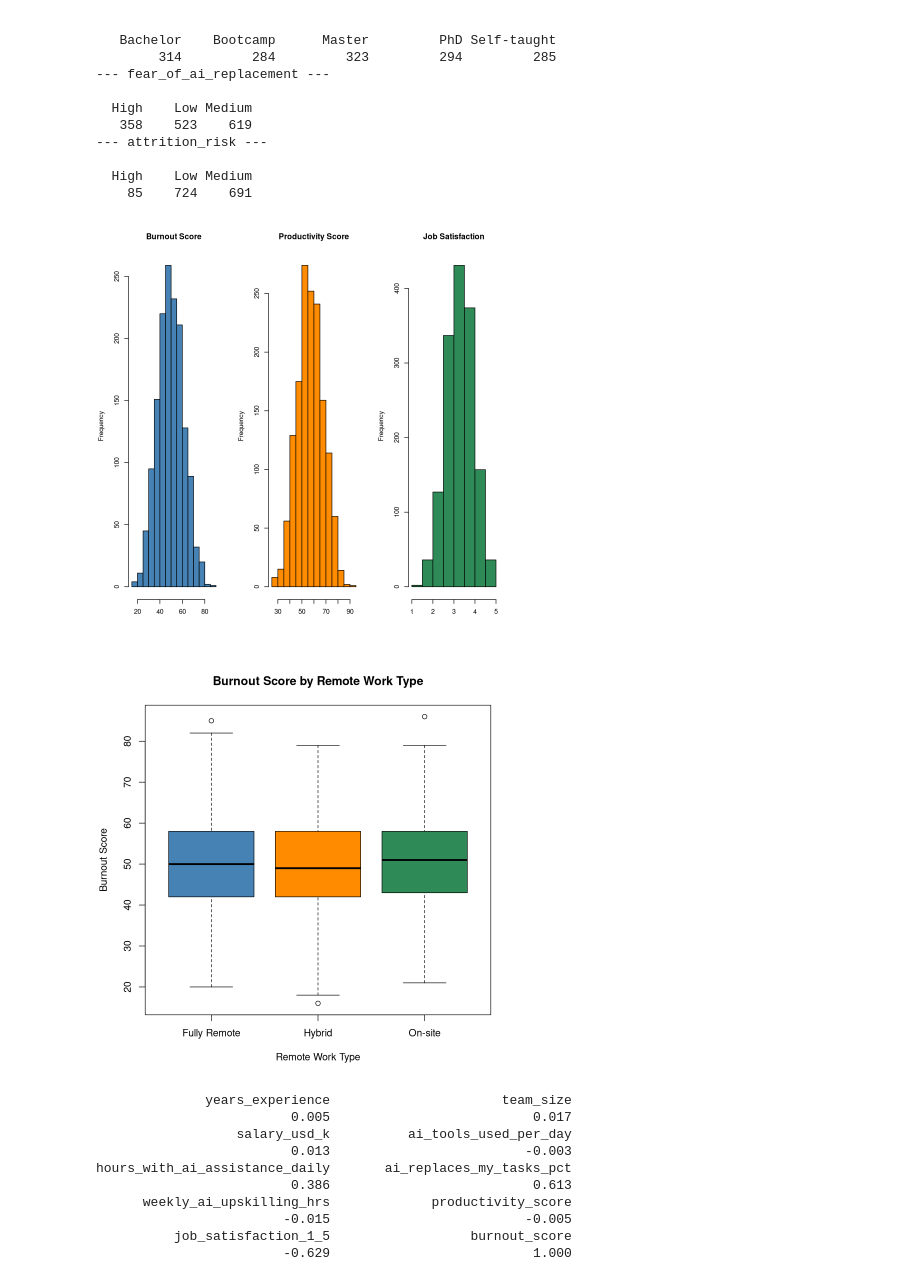
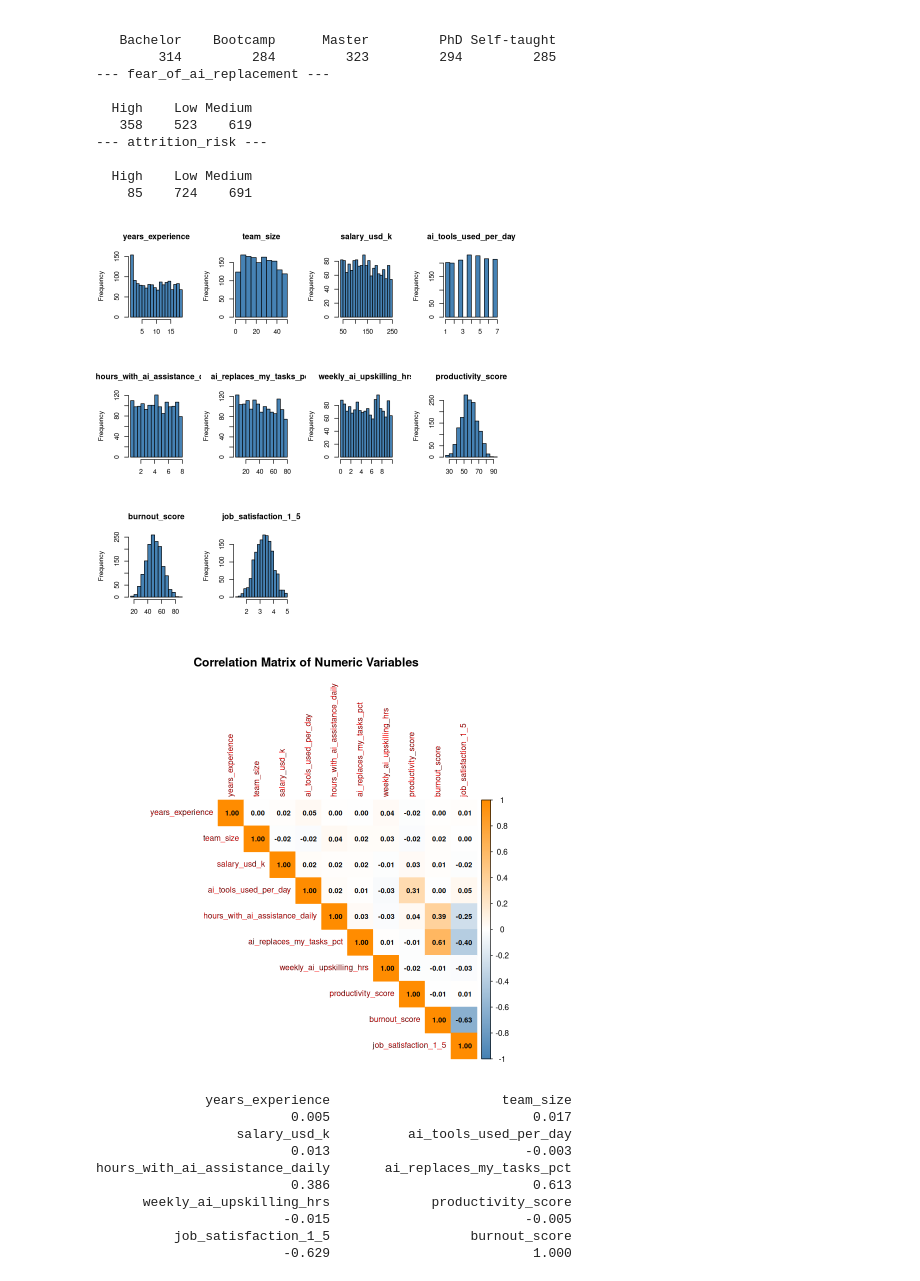
Before and after one commit to nkwiecienn/StatisticsCourse, a Jupyter notebook: Project2/Project2_NK.ipynb, the cells around one changed output. Cells and saved outputs as stored; diff of their text form; code cells hidden in the pictures.

```diff
--- a/Project2/Project2_NK.ipynb
+++ b/Project2/Project2_NK.ipynb
@@ -107,20 +101,33 @@ Fully Remote       Hybrid      On-site
   High    Low Medium
     85    724    691
 # %%
-# Distributions of the main outcome variables
-par(mfrow = c(1, 3))
-hist(df$burnout_score,        main = 'Burnout Score',      xlab = '', col = 'steelblue',  breaks = 20)
-hist(df$productivity_score,   main = 'Productivity Score', xlab = '', col = 'darkorange', breaks = 20)
-hist(df$job_satisfaction_1_5, main = 'Job Satisfaction',   xlab = '', col = 'seagreen',   breaks = 10)
+numeric_cols <- c('years_experience', 'team_size', 'salary_usd_k',
+                  'ai_tools_used_per_day', 'hours_with_ai_assistance_daily',
+                  'ai_replaces_my_tasks_pct', 'weekly_ai_upskilling_hrs',
+                  'productivity_score', 'burnout_score', 'job_satisfaction_1_5')
+
+par(mfrow = c(3, 4))
+for (col in numeric_cols) {
+  hist(df[[col]], main = col, xlab = '', col = 'steelblue', breaks = 15)
+}
 par(mfrow = c(1, 1))
 # %% [output]
-[figure, old version]
+[figure, new version]
 # %%
-# Burnout score by remote work type
-boxplot(burnout_score ~ remote_work_type, data = df,
-        main = 'Burnout Score by Remote Work Type',
-        xlab = 'Remote Work Type', ylab = 'Burnout Score',
-        col = c('steelblue', 'darkorange', 'seagreen'))
+if (!require('corrplot', quietly = TRUE)) install.packages('corrplot')
+library(corrplot)
+
+cor_matrix <- cor(df[, numeric_cols], use = 'complete.obs')
+
+corrplot(cor_matrix,
+         method   = 'color',
+         type     = 'upper',
+         addCoef.col = 'black',
+         number.cex  = 0.7,
+         tl.cex   = 0.8,
+         col      = colorRampPalette(c('steelblue', 'white', 'darkorange'))(200),
+         title    = 'Correlation Matrix of Numeric Variables',
+         mar      = c(0, 0, 1, 0))
 # %% [output]
-[figure, old version]
+[figure, new version]
 # %%
```
Also changed, not shown: parts of 20 cells of this notebook.
